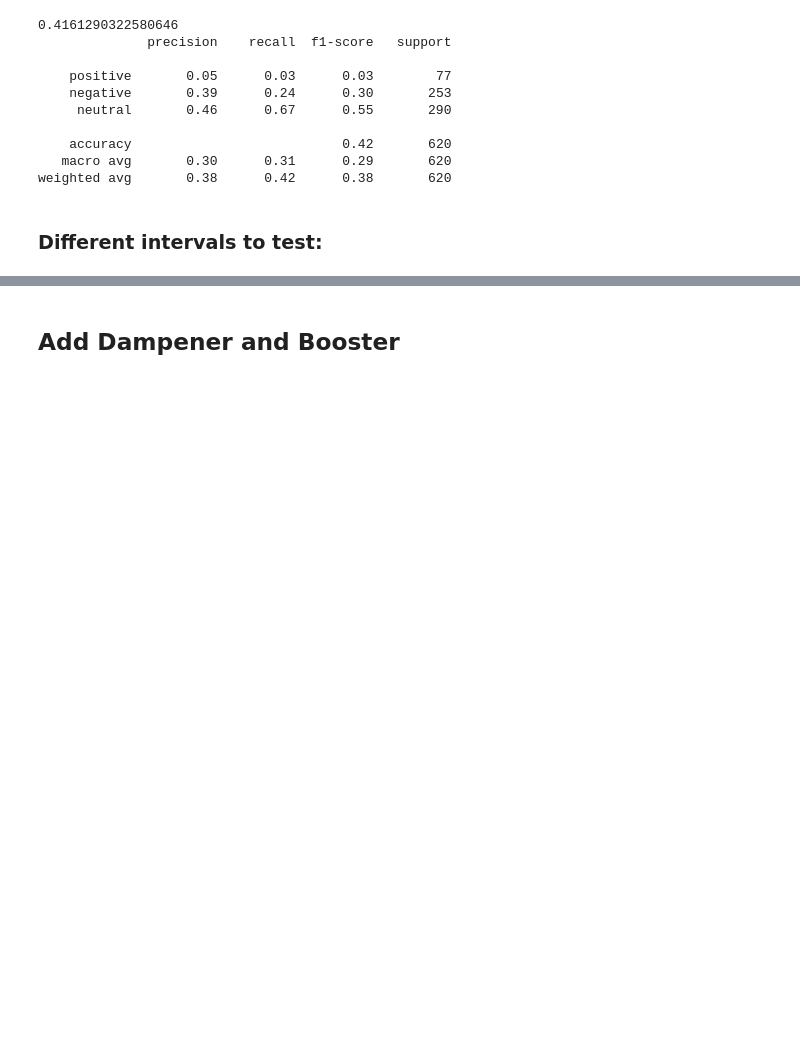
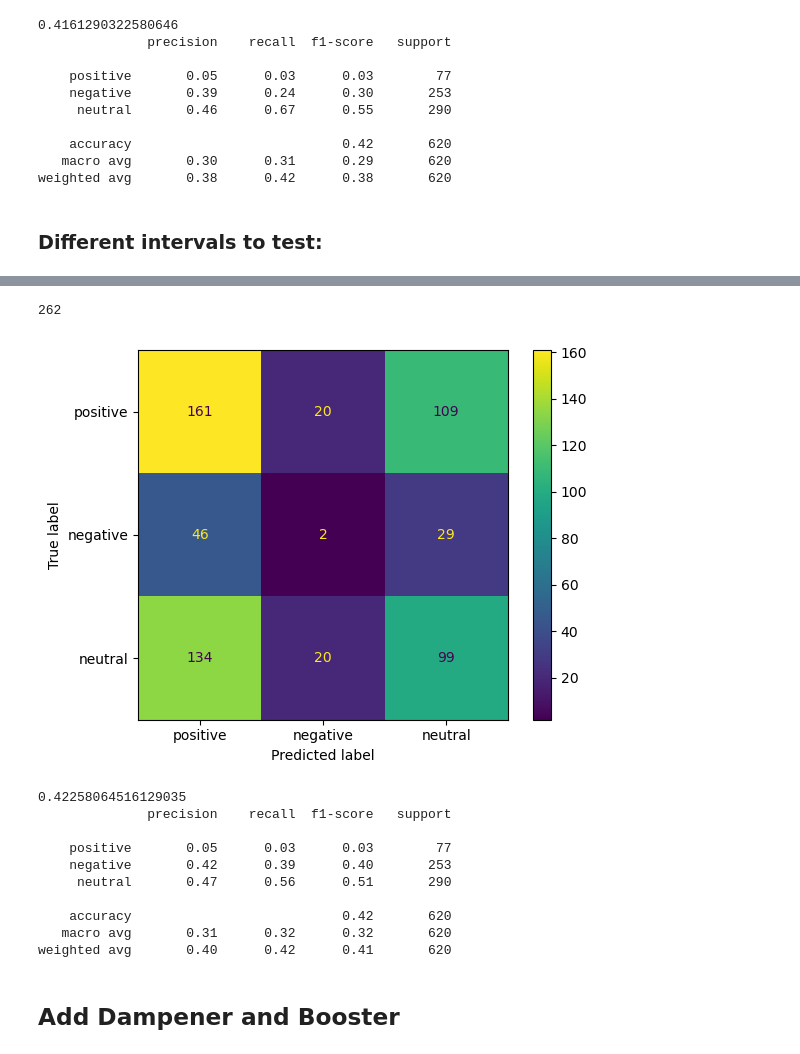
Before and after one commit to FabianDus1002/Data-Mining-Team9, a Jupyter notebook: models/stanza.ipynb, the cells around one changed output, grey strips where cells are left out. Drawn from its saved outputs; the diff is of its cells as text; code cells hidden in the pictures; blank space fills up the shorter version.

Commit message:
tried different booster scores

```diff
--- a/models/stanza.ipynb
+++ b/models/stanza.ipynb
@@ -257,0 +274,6 @@ neg_interv=0.95
+# %%
+name="data_I3"
+saveSentiData(name, data_copy3)
+# %%
+data_senti=readSentiData(name)
+data_senti.head()
@@ -258,2 +287,20 @@ neg_interv=0.95
+# %%
+print(calculateMatch(data_senti))
+# %% [output]
+262
+# %%
+evaluation(data_senti)
+# %% [output]
+[figure, added]
+0.42258064516129035
+              precision    recall  f1-score   support
+
+    positive       0.05      0.03      0.03        77
+    negative       0.42      0.39      0.40       253
+     neutral       0.47      0.56      0.51       290
+
+    accuracy                           0.42       620
+   macro avg       0.31      0.32      0.32       620
+weighted avg       0.40      0.42      0.41       620
 # %% [markdown]
 ## Add Dampener and Booster
```
Also changed, not shown: parts of 18 cells of this notebook.
